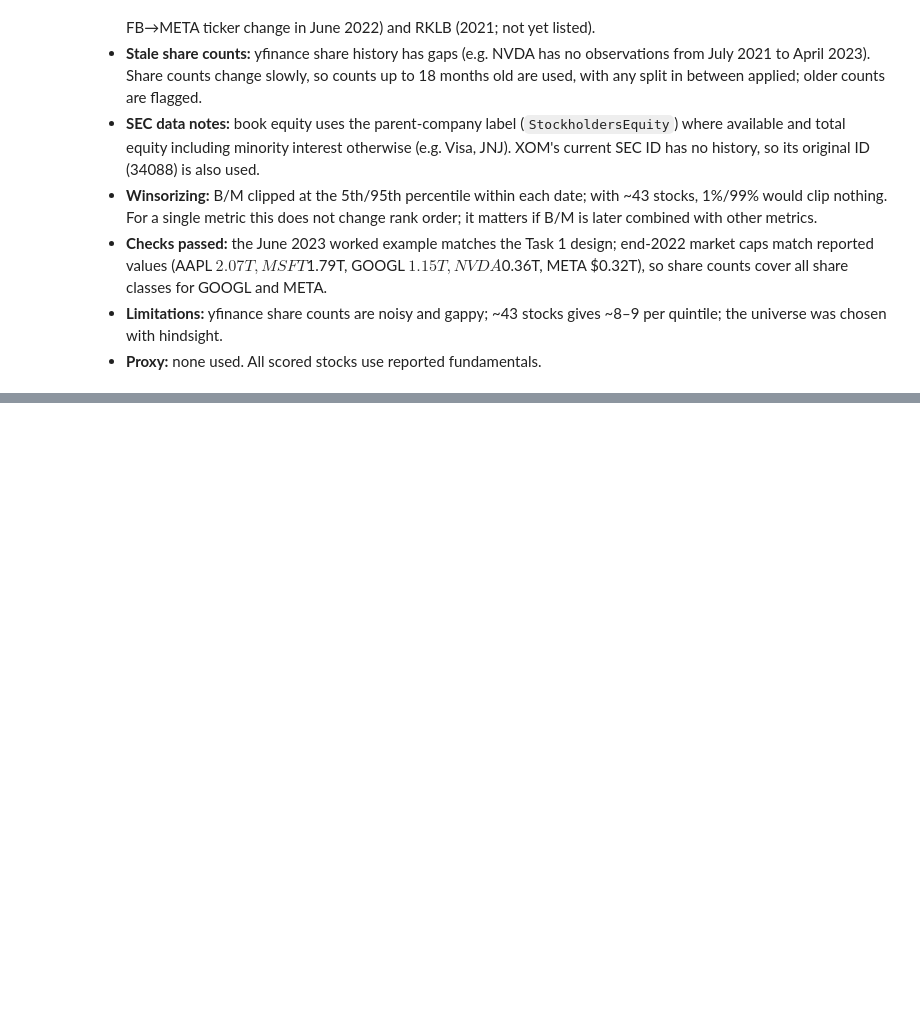
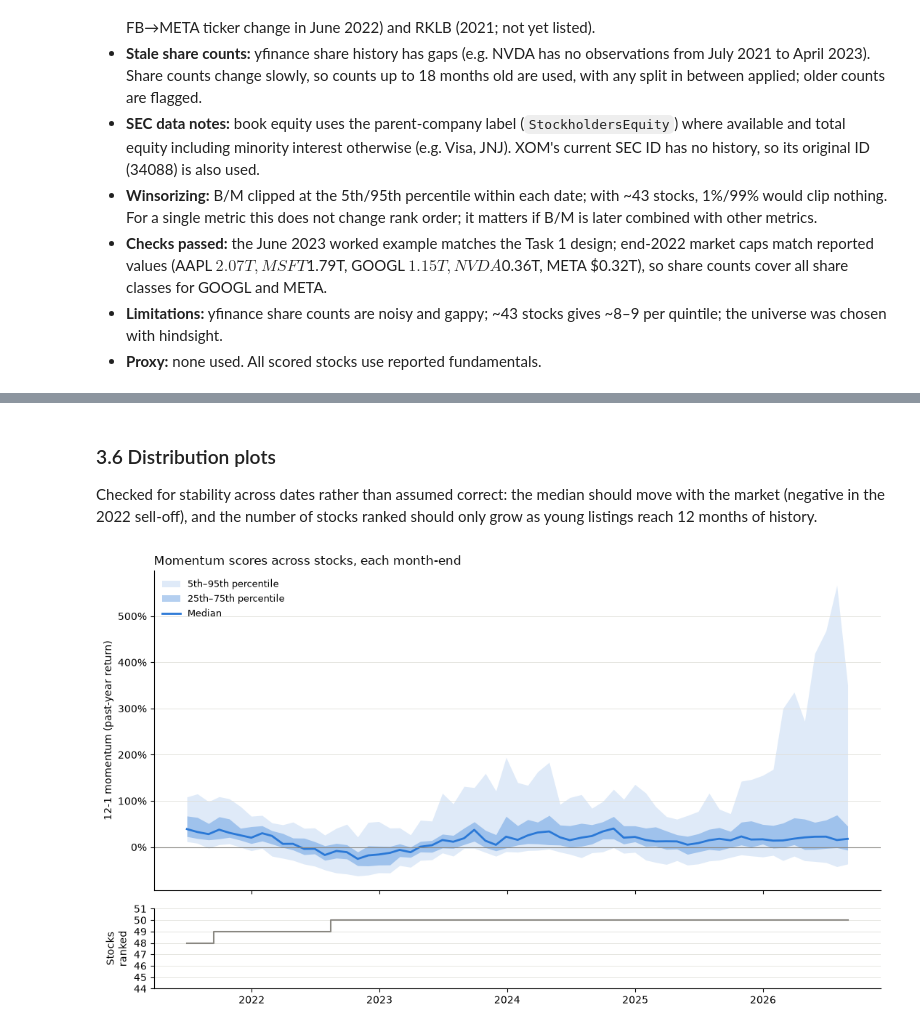
Before and after one commit to jialucharlottewu/LendoCapital, a Jupyter notebook: notebooks/week2/factor_value_momentum.ipynb, the cells around one changed output, grey strips where cells are left out. Saved outputs shown, nothing was run; the diff lists cells and outputs as text; code cells hidden in the pictures; blank space fills up the shorter version.

Commit message:
Week 2 Task 3: momentum signal construction

```diff
--- a/notebooks/week2/factor_value_momentum.ipynb
+++ b/notebooks/week2/factor_value_momentum.ipynb
@@ -322,0 +331,9 @@ summary.round(3)
+# %%
+from factor_utils import month_end_prices, momentum_signal, LISTING_DATES
+from data_utils import compute_returns, aggregate_returns
+
+LAST_COMPLETE_MONTH_END = "2026-08-31"      # September 2026 is not finished yet
+me_prices = month_end_prices(prices, col="adj_close", end=LAST_COMPLETE_MONTH_END)
+print("Month-ends:", me_prices.index[0].date(), "to", me_prices.index[-1].date(), f"({len(me_prices)})")
+print("Listing-date overrides:", LISTING_DATES)
+me_prices.iloc[-3:, :6]
@@ -322,0 +350,6 @@ summary.round(3)
+# %%
+mom_dates = get_ranking_dates(prices, start="2021-06-01", end=LAST_COMPLETE_MONTH_END)
+momentum_signals = pd.concat([momentum_signal(t, me_prices) for t in mom_dates], ignore_index=True)
+momentum_signals.to_csv(f"{SIGNALS}/momentum_signals.csv", index=False)
+print("Ranking dates:", mom_dates[0].date(), "to", mom_dates[-1].date(), f"({len(mom_dates)})")
+momentum_signals.head()
@@ -322,0 +431,38 @@ summary.round(3)
+# %% [markdown]
+### 3.6 Distribution plots
+Checked for stability across dates rather than assumed correct: the median should move with the market (negative in the 2022 sell-off), and the number of stocks ranked should only grow as young listings reach 12 months of history.
+# %%
+import matplotlib.pyplot as plt
+import matplotlib.ticker as mtick
+
+BLUE, INK, MUTED, GRID = "#2a78d6", "#0b0b0b", "#898781", "#e1e0d9"
+ranked = momentum_signals[momentum_signals["excluded_reason"].isna()]
+
+# --- 1) How the cross-section of momentum scores moves over time ---
+q = ranked.groupby("rebalance_date")["mom"].quantile([0.05, 0.25, 0.5, 0.75, 0.95]).unstack()
+n = ranked.groupby("rebalance_date").size()
+
+fig, (ax, ax2) = plt.subplots(2, 1, figsize=(11, 6.5), sharex=True,
+                              gridspec_kw={"height_ratios": [4, 1]})
+ax.fill_between(q.index, q[0.05], q[0.95], color=BLUE, alpha=0.15, lw=0, label="5th–95th percentile")
+ax.fill_between(q.index, q[0.25], q[0.75], color=BLUE, alpha=0.35, lw=0, label="25th–75th percentile")
+ax.plot(q.index, q[0.5], color=BLUE, lw=2, label="Median")
+ax.axhline(0, color=MUTED, lw=0.8)
+ax.yaxis.set_major_formatter(mtick.PercentFormatter(1.0))
+ax.set_ylabel("12-1 momentum (past-year return)")
+ax.set_title("Momentum scores across stocks, each month-end", loc="left", fontsize=12, color=INK)
+ax.legend(loc="upper left", frameon=False, fontsize=9)
+ax.grid(axis="y", color=GRID, lw=0.6)
+ax2.step(n.index, n.values, where="mid", color=MUTED, lw=1.5)
+ax2.set_ylabel("Stocks\nranked")
+ax2.set_ylim(44, 51)
+ax2.grid(axis="y", color=GRID, lw=0.6)
+ax2.yaxis.set_major_locator(mtick.MaxNLocator(integer=True))
+for a in (ax, ax2):
+    for s in ("top", "right"):
+        a.spines[s].set_visible(False)
+plt.tight_layout()
+plt.savefig("../../reports/momentum_distribution_over_time.png", dpi=150)
+plt.show()
+# %% [output]
+[figure, added]
```
Also changed, not shown: parts of 18 cells of this notebook, 4 other files.
